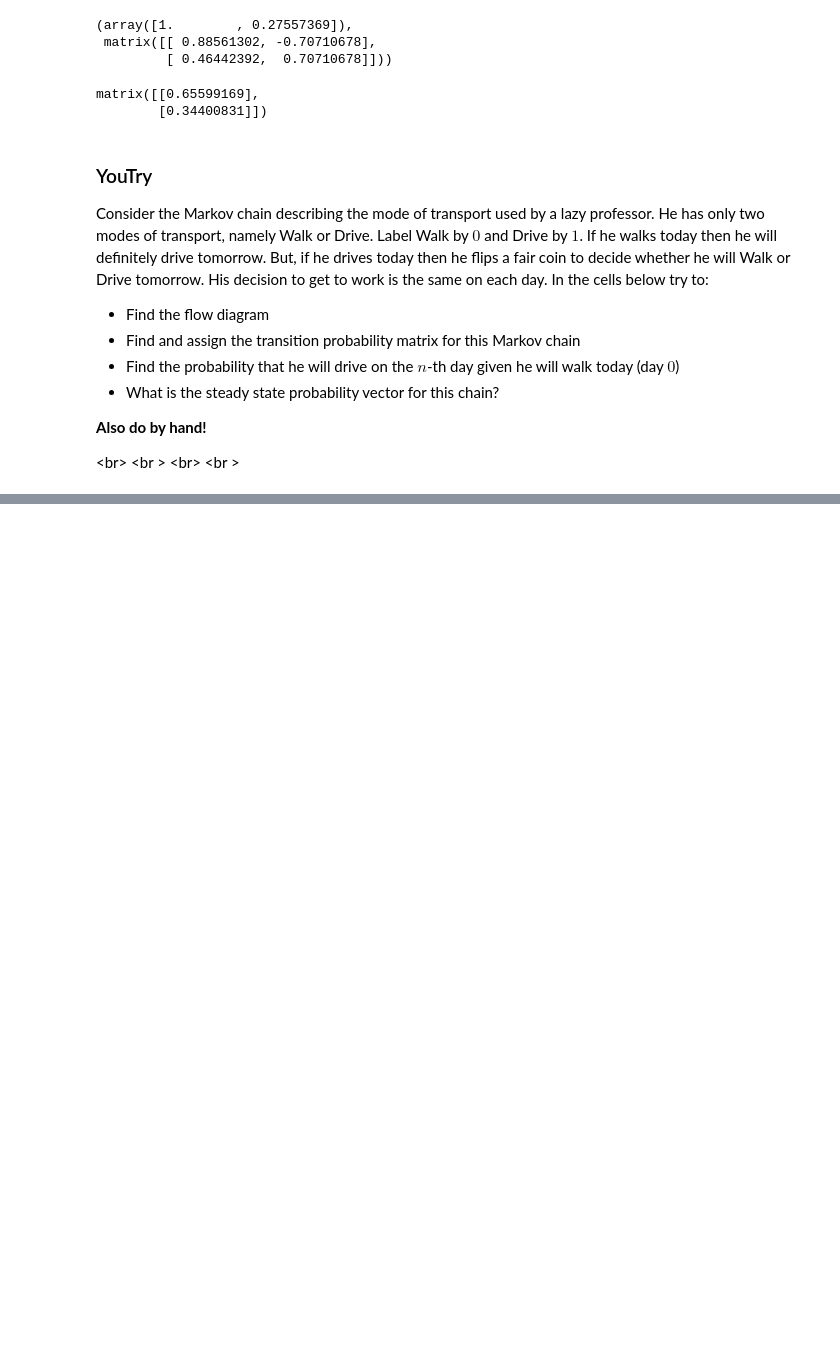
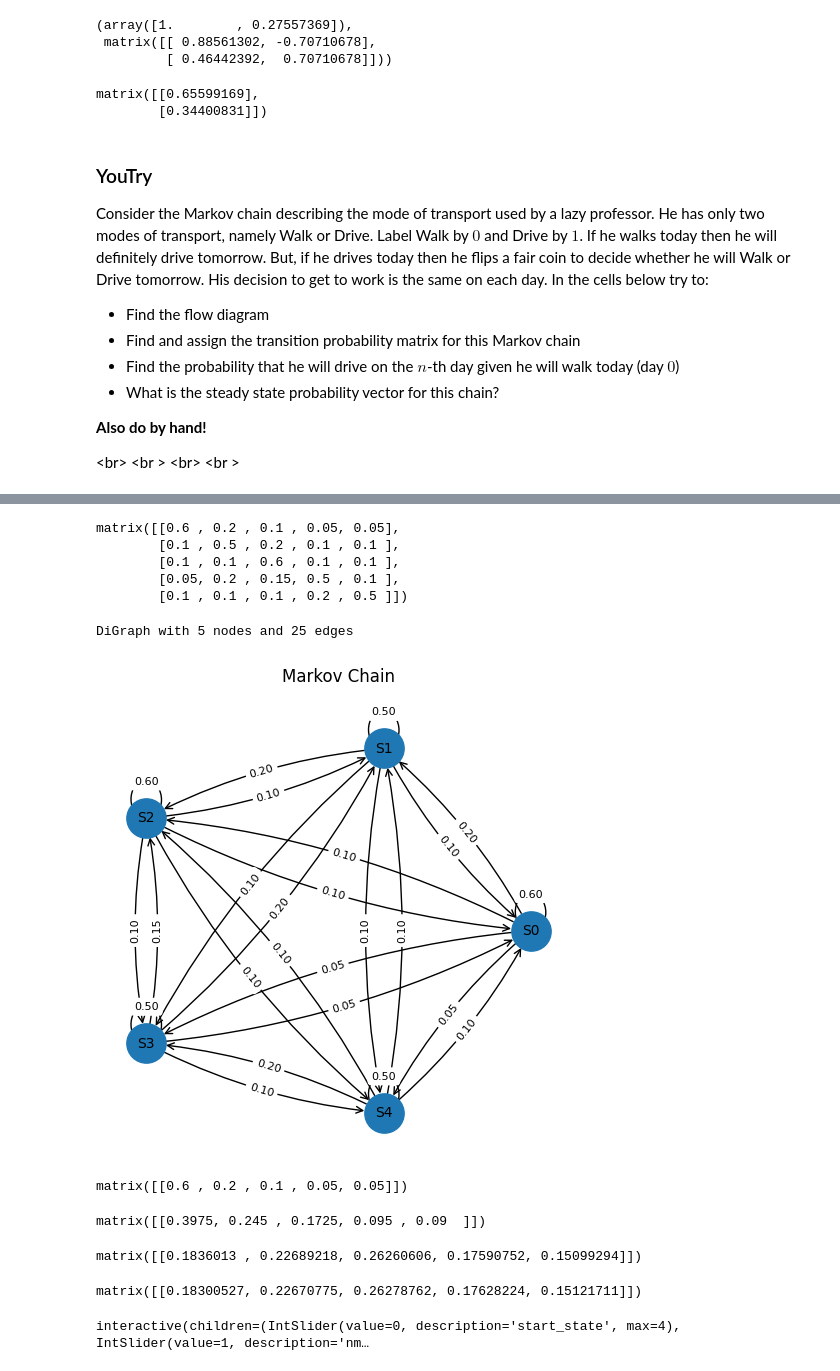
Before and after one commit to JonnaBauer/1MS041-2025, a Jupyter notebook: notebooks/09-Markov_chains.ipynb, the cells around one changed output, grey strips where cells are left out. Drawn from its saved outputs; the diff is of its cells as text; code cells hidden in the pictures; blank space fills up the shorter version.

```diff
--- a/notebooks/09-Markov_chains.ipynb
+++ b/notebooks/09-Markov_chains.ipynb
@@ -463,0 +585,22 @@ Consider the Markov chain describing the mode of transport used by a lazy profes
+# %%
+# 5-state Markov chain
+states = [f'S{i}' for i in range(5)]
+P = np.matrix([
+    [0.6,  0.2,  0.1,  0.05, 0.05],
+    [0.1,  0.5,  0.2,  0.1,  0.1 ],
+    [0.1,  0.1,  0.6,  0.1,  0.1 ],
+    [0.05, 0.2,  0.15, 0.5,  0.1 ],
+    [0.1,  0.1,  0.1,  0.2,  0.5 ],
+])
+P  # display P
+# %% [output]
+matrix([[0.6 , 0.2 , 0.1 , 0.05, 0.05],
+        [0.1 , 0.5 , 0.2 , 0.1 , 0.1 ],
+        [0.1 , 0.1 , 0.6 , 0.1 , 0.1 ],
+        [0.05, 0.2 , 0.15, 0.5 , 0.1 ],
+        [0.1 , 0.1 , 0.1 , 0.2 , 0.5 ]])
+# %%
+plot_markov_chain(states, P)
+# %% [output]
+DiGraph with 5 nodes and 25 edges
+[figure, added]
@@ -463,0 +609,52 @@ Consider the Markov chain describing the mode of transport used by a lazy profes
+# %%
+p0*P
+# %% [output]
+matrix([[0.6 , 0.2 , 0.1 , 0.05, 0.05]])
+# %%
+p0*(P**2)
+# %% [output]
+matrix([[0.3975, 0.245 , 0.1725, 0.095 , 0.09  ]])
+# %%
+p0*(P**10)
+# %% [output]
+matrix([[0.1836013 , 0.22689218, 0.26260606, 0.17590752, 0.15099294]])
+# %%
+p0*(P**11)
+# %% [output]
+matrix([[0.18300527, 0.22670775, 0.26278762, 0.17628224, 0.15121711]])
+# %%
+from ipywidgets import interact, IntSlider
+
+@interact(start_state=IntSlider(0,0,len(states)-1,1), nmax=IntSlider(1,1,50,1))
+def nStepProbVec(start_state=0, nmax=10):
+    """
+    Plot the evolution of a 5-state probability vector p_n = p0 * P^n
+    for n = 0..nmax. Choose the starting state index with start_state.
+    """
+    import matplotlib.pyplot as plt
+
+    # ensure we work with arrays (P may be a numpy.matrix)
+    P_arr = np.asarray(P)
+    n_states = P_arr.shape[0]
+
+    # initial distribution: pure state at start_state
+    p0 = np.zeros(n_states)
+    p0[start_state] = 1.0
+
+    # compute sequence p_n
+    seq = [p0 @ np.linalg.matrix_power(P_arr, n) for n in range(nmax + 1)]
+    arr = np.vstack(seq)  # shape (nmax+1, n_states)
+
+    # plot each state's probability over n
+    plt.figure(figsize=(8,4.5))
+    for k in range(n_states):
+        plt.plot(range(nmax + 1), arr[:, k], marker='o', label=states[k])
+    plt.xlabel('n (step)')
+    plt.ylabel('Probability')
+    plt.ylim(0, 1)
+    plt.xlim(0, nmax)
+    plt.legend(loc='best')
+    plt.grid(alpha=0.3)
+    plt.show()
+# %% [output]
+interactive(children=(IntSlider(value=0, description='start_state', max=4), IntSlider(value=1, description='nm…
```
Also changed, not shown: parts of 25 cells of this notebook, 50 other files.
